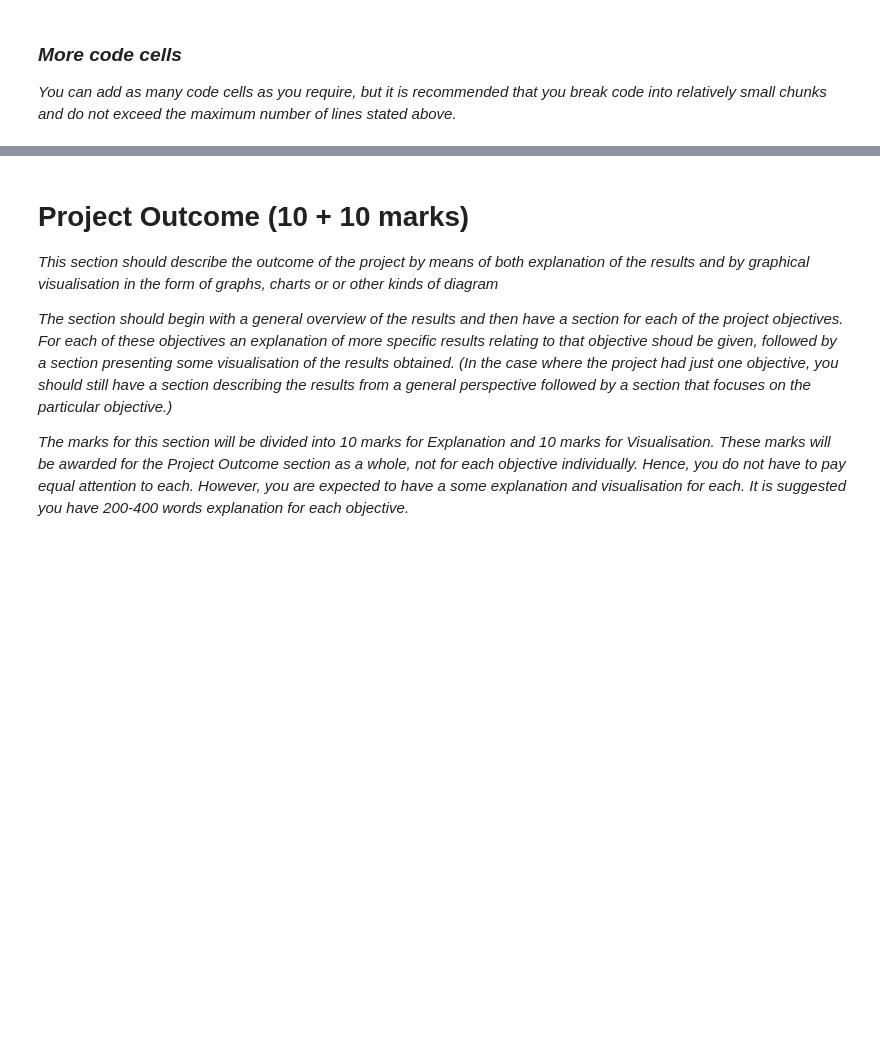
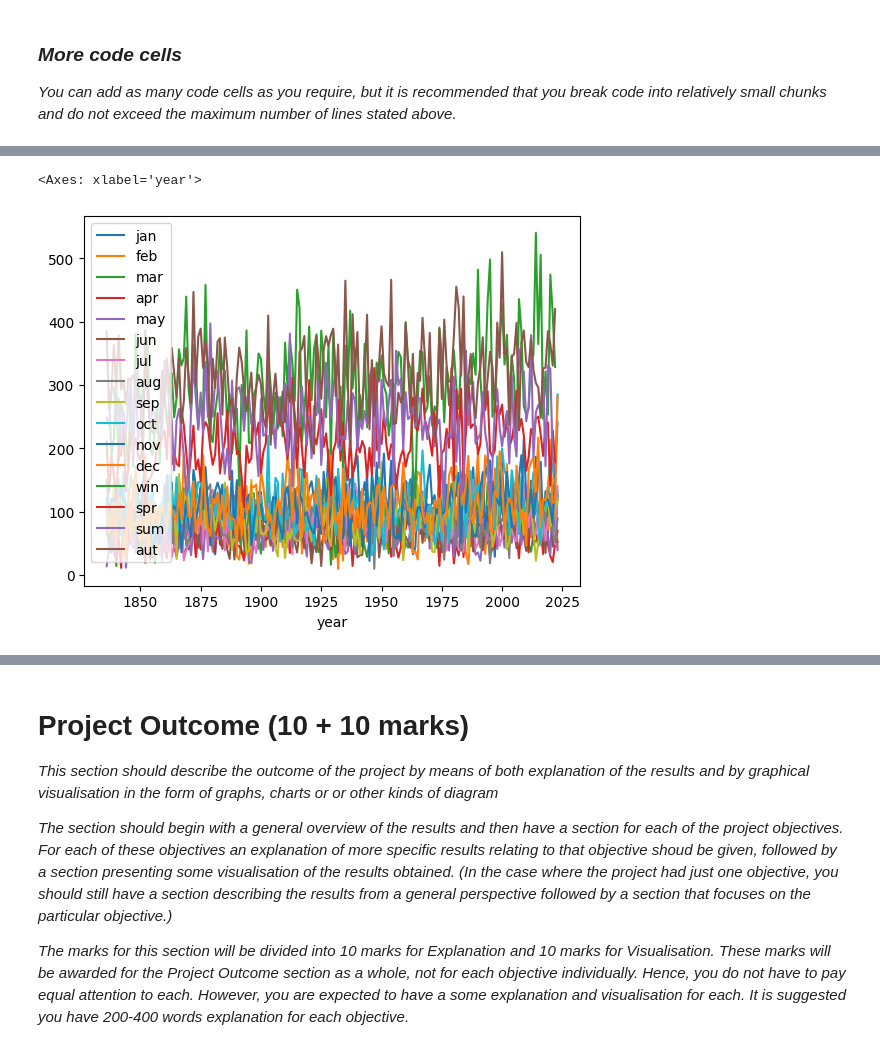
Before and after one commit to omariosc/comp5712-p4ds-group-project, a Jupyter notebook: A3_Data_Analysis_Project.ipynb, the cells around one changed output, grey strips where cells are left out. Saved outputs shown, nothing was run; the diff lists cells and outputs as text; code cells hidden in the pictures; blank space fills up the shorter version.

```diff
--- a/A3_Data_Analysis_Project.ipynb
+++ b/A3_Data_Analysis_Project.ipynb
@@ -260,0 +312,6 @@ do not exceed the maximum number of lines stated above._
+# %%
+# Plot wihtout column 'ann'
+rainfall_df.drop('ann', axis=1).plot()
+# %% [output]
+<Axes: xlabel='year'>
+[figure, added]
```
Also changed, not shown: parts of 15 cells of this notebook.
